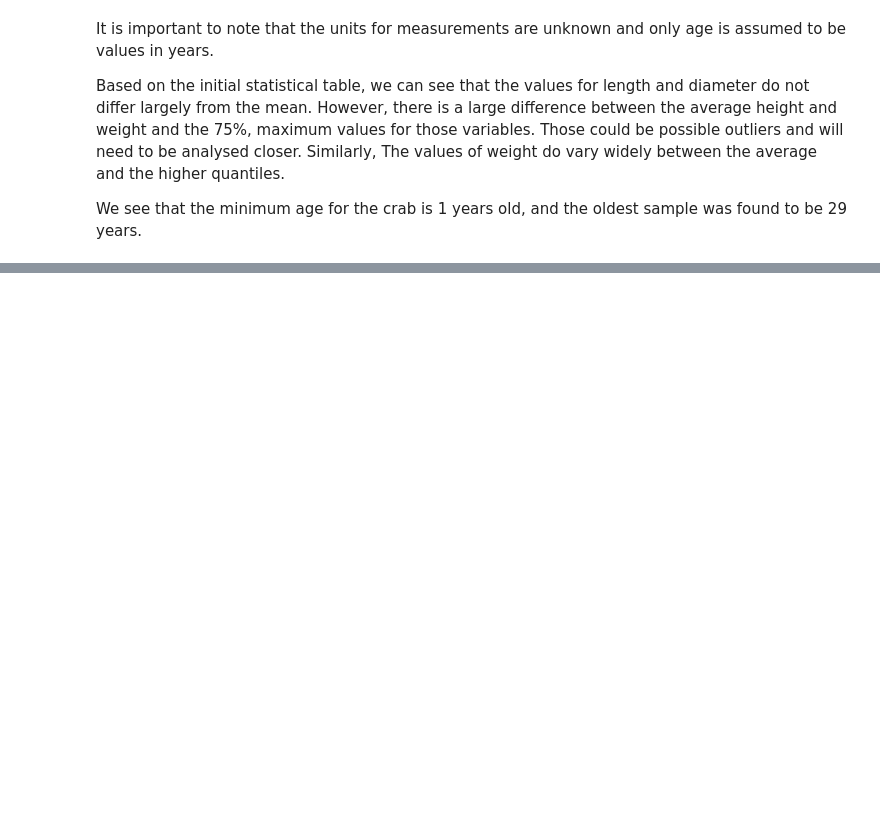
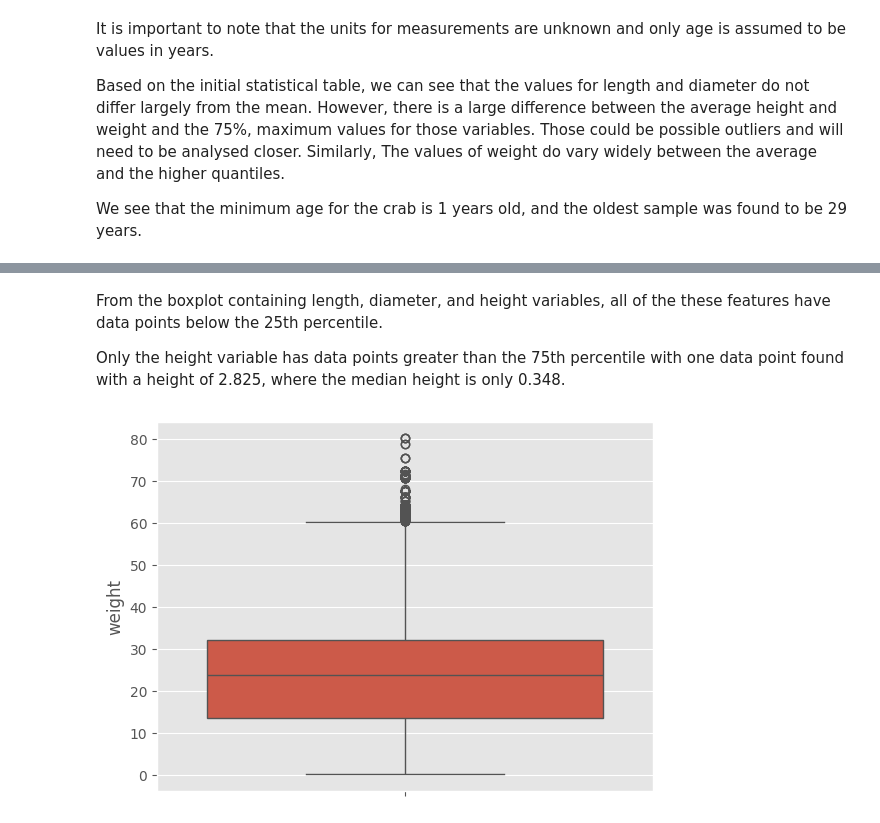
Before and after one commit to timjrchan/Predicting_Crab_Age, a Jupyter notebook: code/01_Notebook.ipynb, the cells around one changed output, grey strips where cells are left out. Drawn from its saved outputs; the diff is of its cells as text; code cells hidden in the pictures; blank space fills up the shorter version.

```diff
--- a/code/01_Notebook.ipynb
+++ b/code/01_Notebook.ipynb
@@ -171,0 +179,13 @@ TypeError: ufunc 'divide' not supported for the input types, and the inputs coul
+# %% [markdown]
+From the boxplot containing length, diameter, and height variables, all of the these features have data points below the 25th percentile.
+
+Only the height variable has data points greater than the 75th percentile with one data point found with a height of 2.825, where the median height is only 0.348.
+# %%
+# boxplot for weight
+
+sns.boxplot(train_df['weight'])
+
+
+plt.show()
+# %% [output]
+[figure, added]
```
Also changed, not shown: parts of 12 cells of this notebook.
